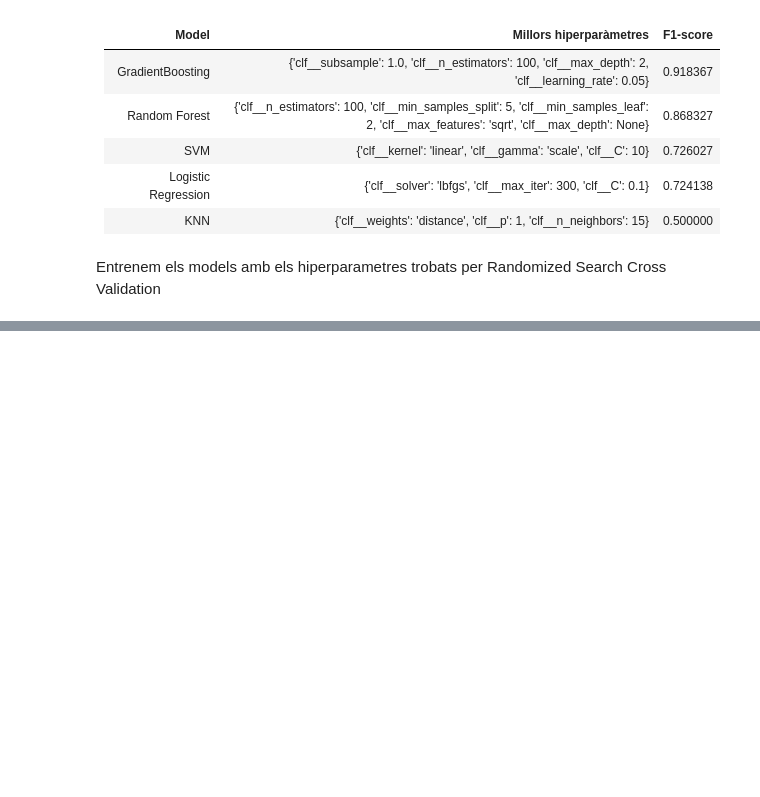
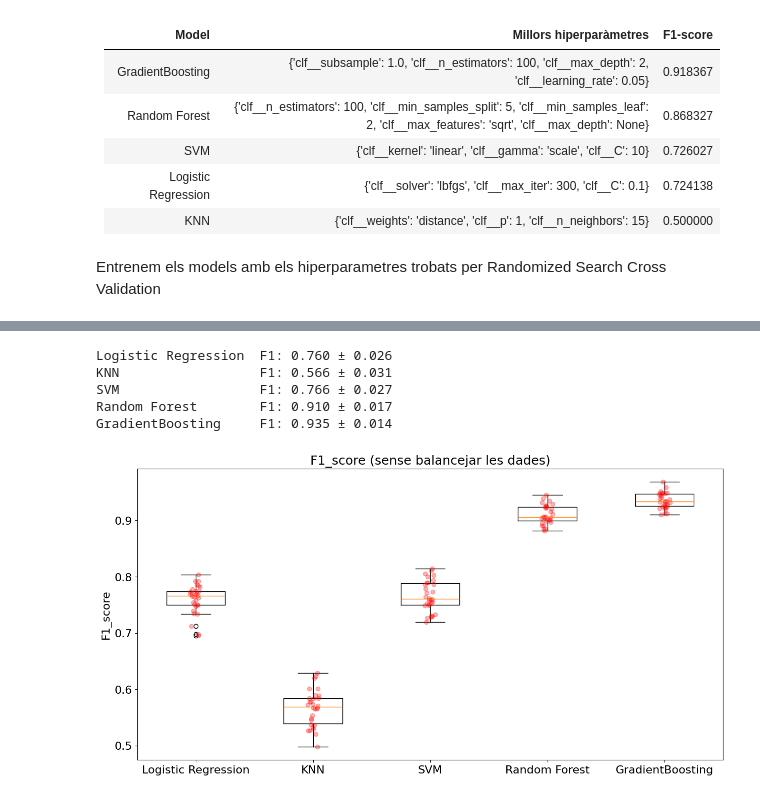
Before and after one commit to Elia2611/Alzheimer-s-Disease-Dataset, a Jupyter notebook: ADD.ipynb, the cells around one changed output, grey strips where cells are left out. Saved outputs shown, nothing was run; the diff lists cells and outputs as text; code cells hidden in the pictures; blank space fills up the shorter version.

```diff
--- a/ADD.ipynb
+++ b/ADD.ipynb
@@ -236,5 +320,5 @@ print(results_df.sort_values(by="Test F1", ascending=False).to_string(index=Fals
 # %%
-"""best_results = []
+best_results = []
 
 for name, model in models.items():
     grid = RandomizedSearchCV(model, param_grids[name], cv=5, scoring='f1')
@@ -251,5 +335,5 @@ for name, model in models.items():
         "Train F1": f1_score(y_train, grid.predict(X_train)),
         "Test F1": f1_score(y_test, grid.predict(X_test)),
         "Time (s)": round(end - start, 2)
-    })"""
+    })
 # %%
@@ -289,3 +375,25 @@ models = {
     "Random Forest": RandomForestClassifier(n_estimators=400, min_samples_split=2, min_samples_leaf=1, max_features='log2',max_depth=20),
     "GradientBoosting": GradientBoostingClassifier(subsample=0.6, n_estimators=500, max_depth=2, learning_rate=0.01)
 }
+# %%
+cv = StratifiedKFold(n_splits=5, shuffle=True, random_state=1)
+
+scoring = ["accuracy", "precision", "recall", "f1"]
+
+cv_results = {}
+
+for name, model in models.items():
+    scores = cross_validate(model, X, y, cv=cv, scoring=scoring)
+    cv_results[name] = {
+        "Accuracy": np.mean(scores["test_accuracy"]),
+        "Precision": np.mean(scores["test_precision"]),
+        "Recall": np.mean(scores["test_recall"]),
+        "F1-score": np.mean(scores["test_f1"])
+    }
+
+for model_name, metrics in cv_results.items():
+    print(f"\n{model_name} Cross-Validation Metrics:")
+    print(f"Accuracy:  {metrics['Accuracy']:.3f}")
+    print(f"Precision: {metrics['Precision']:.3f}")
+    print(f"Recall:    {metrics['Recall']:.3f}")
+    print(f"F1-score:  {metrics['F1-score']:.3f}")
@@ -296,35 +422,44 @@ f1_r=np.zeros((n_proves,len(models)))
 model_names = list(models.keys())
 
 for i in range(n_proves):
     for j, name in enumerate(model_names):
 
         X_train, X_test, y_train, y_test = train_test_split(X, y, test_size=testsize)
 
         model = models[name]
         model.fit(X_train,y_train)
 
         y_pred=model.predict(X_test)
 
         f1_r[i][j] = f1_score(y_test, y_pred)
 
 
 plt.figure(figsize=(15,7.5))
+plt.xticks(fontsize=16)
+plt.yticks(fontsize=16)
 plt.boxplot(f1_r)
 for i in range(len(models)):
     xderiv = (i+1)*np.ones(f1_r[:,i].shape)+(np.random.rand(n_proves,)-0.5)*0.1
     plt.plot(xderiv,f1_r[:,i],'ro',alpha=0.3)
 
 
 plt.xticks(range(1, len(model_names) + 1), model_names)
-plt.ylabel('F1_score')
-plt.title('F1_score (sense balancejar les dades)')
+plt.ylabel('F1_score', fontsize=16  )
+plt.title('F1_score (sense balancejar les dades)',fontsize=18)
 
 
 mean_f1 = f1_r.mean(axis=0)
 std_f1 = f1_r.std(axis=0)
 
 for name, mean, std in zip(model_names, mean_f1, std_f1):
     print(f"{name:<20} F1: {mean:.3f} ± {std:.3f}")
+# %% [output]
+Logistic Regression  F1: 0.760 ± 0.026
+KNN                  F1: 0.566 ± 0.031
+SVM                  F1: 0.766 ± 0.027
+Random Forest        F1: 0.910 ± 0.017
+GradientBoosting     F1: 0.935 ± 0.014
+[figure, added]
 # %%
 plt.figure()
 lw = 2
```
Also changed, not shown: parts of 15 cells of this notebook.
